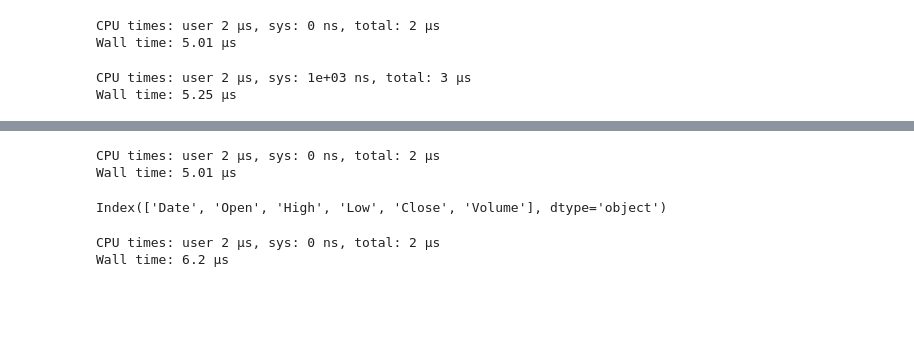
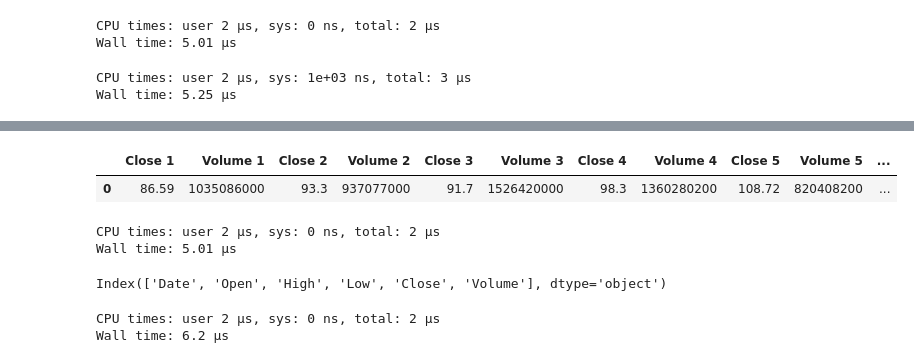
Before and after one commit to madjabal/Backtest_System, a Jupyter notebook: data_processing-Copy1.ipynb, the cells around one changed output, grey strips where cells are left out. Saved outputs shown, nothing was run; the diff lists cells and outputs as text; code cells hidden in the pictures; blank space fills up the shorter version.

```diff
--- a/data_processing.ipynb
+++ b/data_processing-Copy1.ipynb
@@ -1072,0 +1073,4 @@ Wall time: 1.21 s
+# %%
+%%time
+for date in [date.strftime('%Y-%m-%d') for date in pd.date_range('2015-01-01', '2020-01-01', freq='MS')]:
+    vec = build_feature_vector(port2, 'AAPL', features, date, hist_depth)
@@ -1073,3 +1080,8 @@ Wall time: 1.21 s
+# %%
+vec
+# %% [output]
+|  | Close 1 | Volume 1 | Close 2 | Volume 2 | Close 3 | Volume 3 | Close 4 | Volume 4 | Close 5 | Volume 5 | ... |
+| 0 | 86.59 | 1035086000 | 93.3 | 937077000 | 91.7 | 1526420000 | 98.3 | 1360280200 | 108.72 | 820408200 | ... |
 # %%
 buckets = {
     'buckets' : [0],
```
Also changed, not shown: parts of 4 cells of this notebook, 2 other files.
